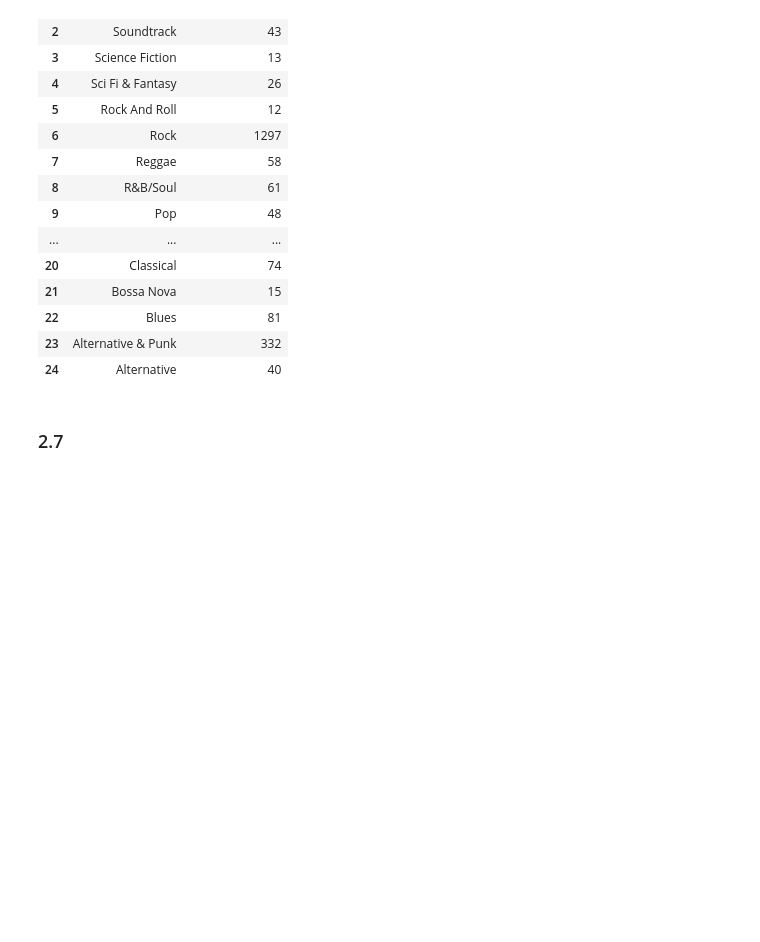
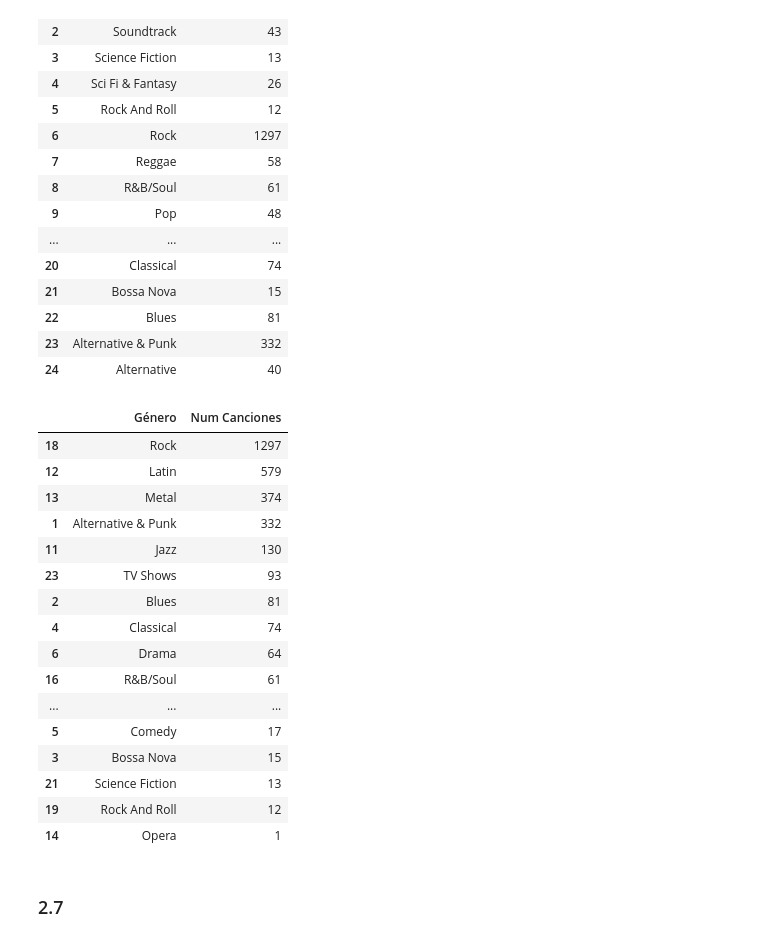
Before and after one commit to annahico/ONLINE_DS_THEBRIDGE_ANNA, a Jupyter notebook: 03_Analisis_de_Datos/Sprint_06/Unidad_01/Practica_Obligatoria/18_Practica_Obligatoria_SQL.ipynb, the cells around one changed output. Saved outputs shown, nothing was run; the diff lists cells and outputs as text; code cells hidden in the pictures; blank space fills up the shorter version.

```diff
--- a/03_Analisis_de_Datos/Sprint_06/Unidad_01/Practica_Obligatoria/18_Practica_Obligatoria_SQL.ipynb
+++ b/03_Analisis_de_Datos/Sprint_06/Unidad_01/Practica_Obligatoria/18_Practica_Obligatoria_SQL.ipynb
@@ -394,3 +392,28 @@ sql_query(query)
+# %%
+# Pandas
+df_join = df_tracks[["Name", "GenreId"]].merge(df_genres[["Name", "GenreId"]], on = "GenreId", how = "right")
+df_join.rename(columns = {"Name_x": "Canción", "Name_y": "Género"}, inplace = True)
+df_resultado = df_join.groupby("Género", as_index = False)["Canción"].count().sort_values("Canción", ascending = False)
+df_resultado.rename(columns = {"Canción": "Num Canciones"}, inplace = True)
+df_resultado
+# %% [output]
+|  | Género | Num Canciones |
+| 18 | Rock | 1297 |
+| 12 | Latin | 579 |
+| 13 | Metal | 374 |
+| 1 | Alternative & Punk | 332 |
+| 11 | Jazz | 130 |
+| 23 | TV Shows | 93 |
+| 2 | Blues | 81 |
+| 4 | Classical | 74 |
+| 6 | Drama | 64 |
+| 16 | R&B/Soul | 61 |
+| ... | ... | ... |
+| 5 | Comedy | 17 |
+| 3 | Bossa Nova | 15 |
+| 21 | Science Fiction | 13 |
+| 19 | Rock And Roll | 12 |
+| 14 | Opera | 1 |
 # %% [markdown]
 ### 2.7
 # %% [markdown]
```
Also changed, not shown: parts of 3 cells of this notebook.
